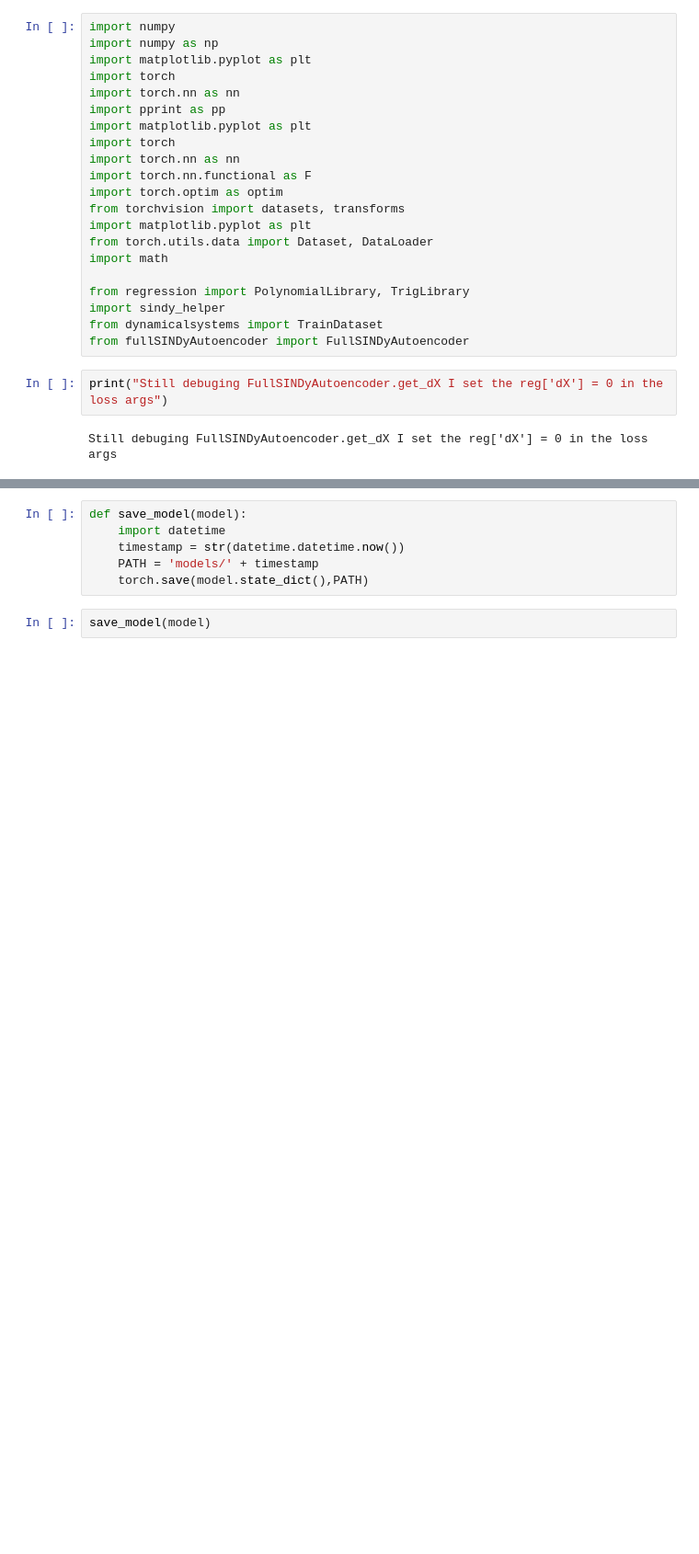
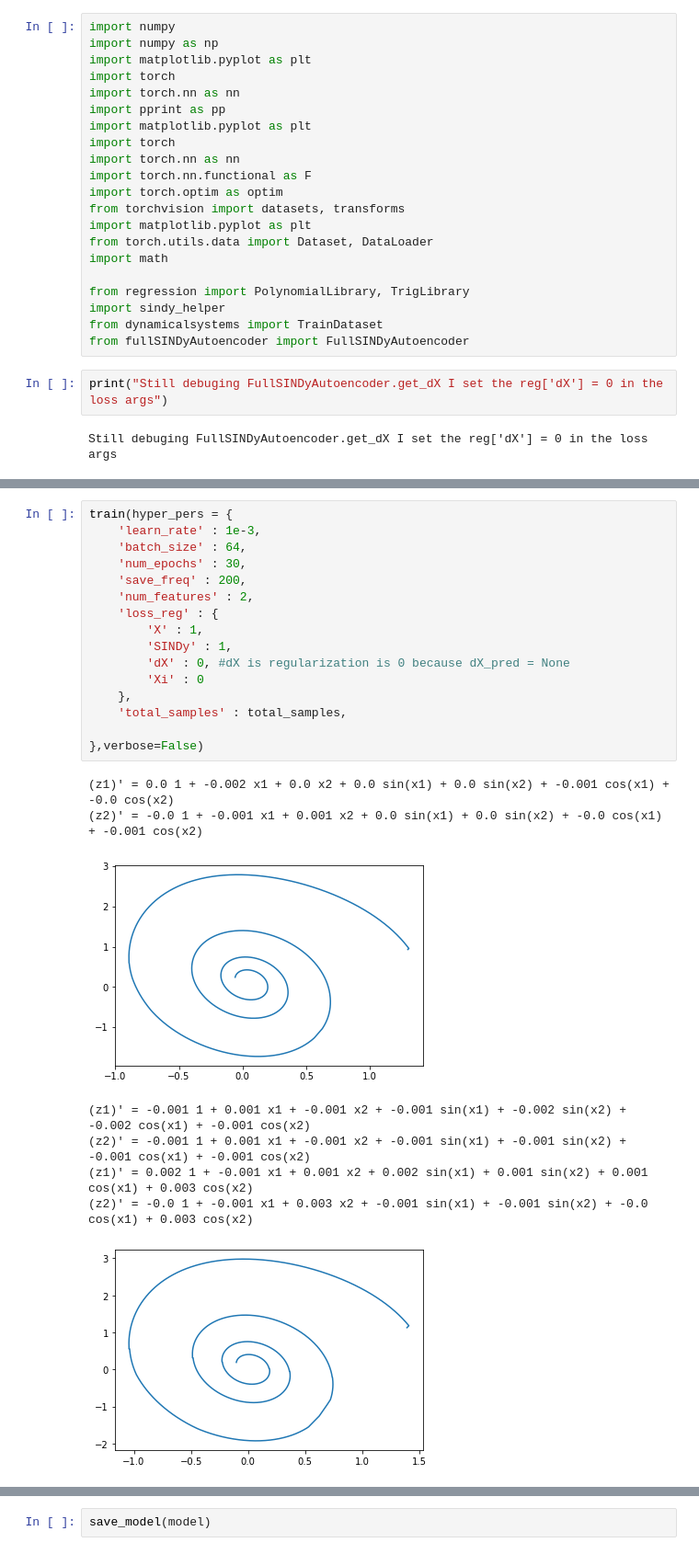
Before and after one commit to audrey163/senior-seminar-project-2-public, a Jupyter notebook: python/Exploration1.ipynb, the cells around one changed output, grey strips where cells are left out. Shown at 92% size. Cells and saved outputs as stored; diff of their text form; blank space fills up the shorter version.

```diff
--- a/python/Exploration1.ipynb
+++ b/python/Exploration1.ipynb
@@ -88,0 +120,25 @@ Epoch 9903
+# %%
+train(hyper_pers = {
+    'learn_rate' : 1e-3,
+    'batch_size' : 64,
+    'num_epochs' : 30,
+    'save_freq' : 200,
+    'num_features' : 2,
+    'loss_reg' : {
+        'X' : 1,
+        'SINDy' : 1,
+        'dX' : 0, #dX is regularization is 0 because dX_pred = None
+        'Xi' : 0
+    },
+    'total_samples' : total_samples,
+
+},verbose=False)
+# %% [output]
+(z1)' = 0.0 1 + -0.002 x1 + 0.0 x2 + 0.0 sin(x1) + 0.0 sin(x2) + -0.001 cos(x1) + -0.0 cos(x2)
+(z2)' = -0.0 1 + -0.001 x1 + 0.001 x2 + 0.0 sin(x1) + 0.0 sin(x2) + -0.0 cos(x1) + -0.001 cos(x2)
+[figure, added]
+(z1)' = -0.001 1 + 0.001 x1 + -0.001 x2 + -0.001 sin(x1) + -0.002 sin(x2) + -0.002 cos(x1) + -0.001 cos(x2)
+(z2)' = -0.001 1 + 0.001 x1 + -0.001 x2 + -0.001 sin(x1) + -0.001 sin(x2) + -0.001 cos(x1) + -0.001 cos(x2)
+(z1)' = 0.002 1 + -0.001 x1 + 0.001 x2 + 0.002 sin(x1) + 0.001 sin(x2) + 0.001 cos(x1) + 0.003 cos(x2)
+(z2)' = -0.0 1 + -0.001 x1 + 0.003 x2 + -0.001 sin(x1) + -0.001 sin(x2) + -0.0 cos(x1) + 0.003 cos(x2)
+[figure, added]
@@ -89,8 +163,2 @@ Epoch 9903
 # %%
-def save_model(model):
-    import datetime
-    timestamp = str(datetime.datetime.now())
-    PATH = 'models/' + timestamp
-    torch.save(model.state_dict(),PATH)
+save_model(model)
-# %%
-save_model(model)
```
Also changed, not shown: parts of 10 cells of this notebook, 32 other files.
